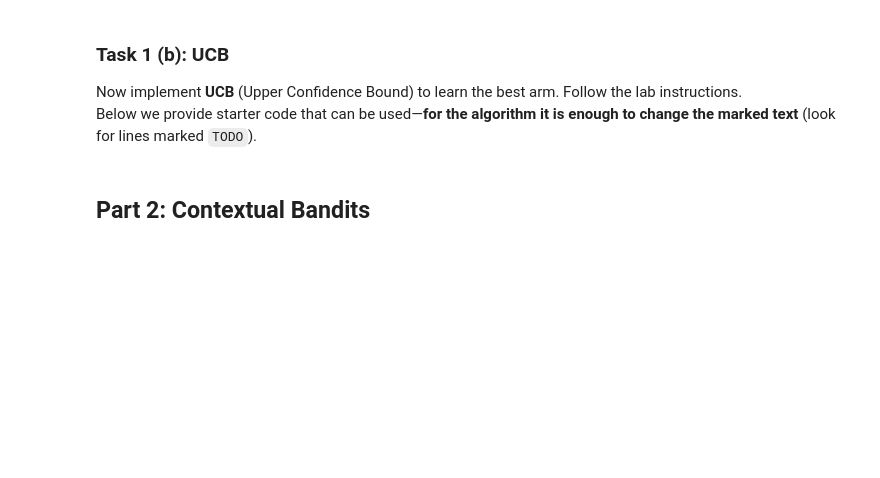
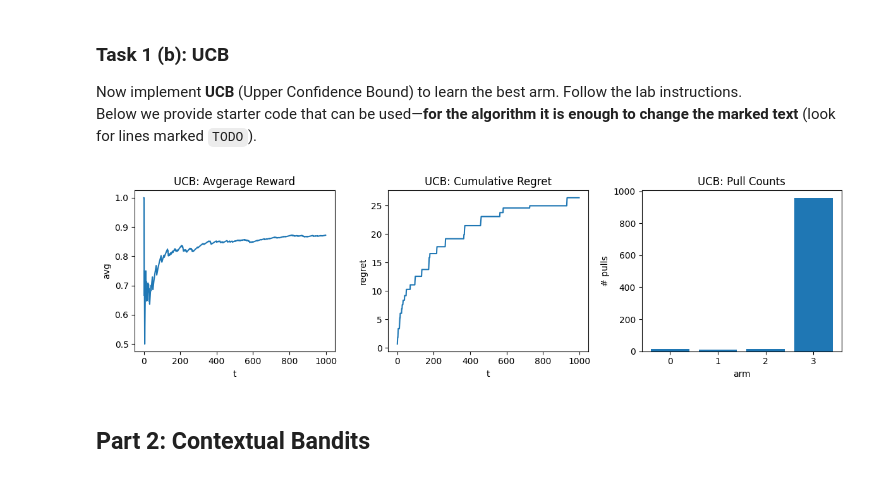
Before and after one commit to prp666/ReinforcementLearning_HW, a Jupyter notebook: RL_Lab_1.ipynb, the cells around one changed output. Drawn from its saved outputs; the diff is of its cells as text; code cells hidden in the pictures; blank space fills up the shorter version.

```diff
--- a/RL_Lab_1.ipynb
+++ b/RL_Lab_1.ipynb
@@ -176,7 +182,16 @@ def run_ucb(probs, T, c=1.0, seed=0):
         #   - Use np.inf for infinity, np.log(t) for log.
         #   - Create an array of UCB values of length k.
 
-        arm = rng.integers(0, k)  # TEMP PLACEHOLDER — replace with UCB rule
+        #arm = rng.integers(0, k)  # TEMP PLACEHOLDER — replace with UCB rule
+        UCB = np.zeros(k, dtype=float)
+
+        for a in range(k):
+            if N[a] == 0:
+                UCB[a] = np.inf
+            else:
+                UCB[a] = Q[a] + c * np.sqrt(np.log(t) / N[a])
+
+        arm = np.argmax(UCB)
 
         # ----------------------------------------------------------------------
 
@@ -190,33 +205,35 @@ def run_ucb(probs, T, c=1.0, seed=0):
 
     return {"rewards": rewards, "regrets": regrets, "actions": actions, "Q": Q, "N": N}
 
 # --- Quick single-run test / visualization for UCB ---
 
 ##############################################################
 ###
 ### You can play around with these parameters:
 ###
 probs = [0.2, 0.1, 0.5, 0.9]
 T = 1000
 c=1.0
 seed=123
 ##############################################################
 
 
 out_ucb = run_ucb(probs, T, c, seed)
 
 plt.figure(figsize=(12, 3.5))
 plt.subplot(1, 3, 1)
 avg_reward = np.cumsum(out_ucb["rewards"]) / np.arange(1, T + 1)
 plt.plot(avg_reward); plt.title("UCB: Avgerage Reward"); plt.xlabel("t"); plt.ylabel("avg")
 
 plt.subplot(1, 3, 2)
 plt.plot(np.cumsum(out_ucb["regrets"])); plt.title("UCB: Cumulative Regret"); plt.xlabel("t"); plt.ylabel("regret")
 
 plt.subplot(1, 3, 3)
 counts = np.bincount(out_ucb["actions"], minlength=len(probs))
 plt.bar(range(len(probs)), counts); plt.title("UCB: Pull Counts"); plt.xlabel("arm"); plt.ylabel("# pulls")
 plt.tight_layout(); plt.show()
+# %% [output]
+[figure, added]
 # %% [markdown]
 ## Part 2: Contextual Bandits
 # %% [markdown]
```
Also changed, not shown: parts of 1 cell of this notebook.
